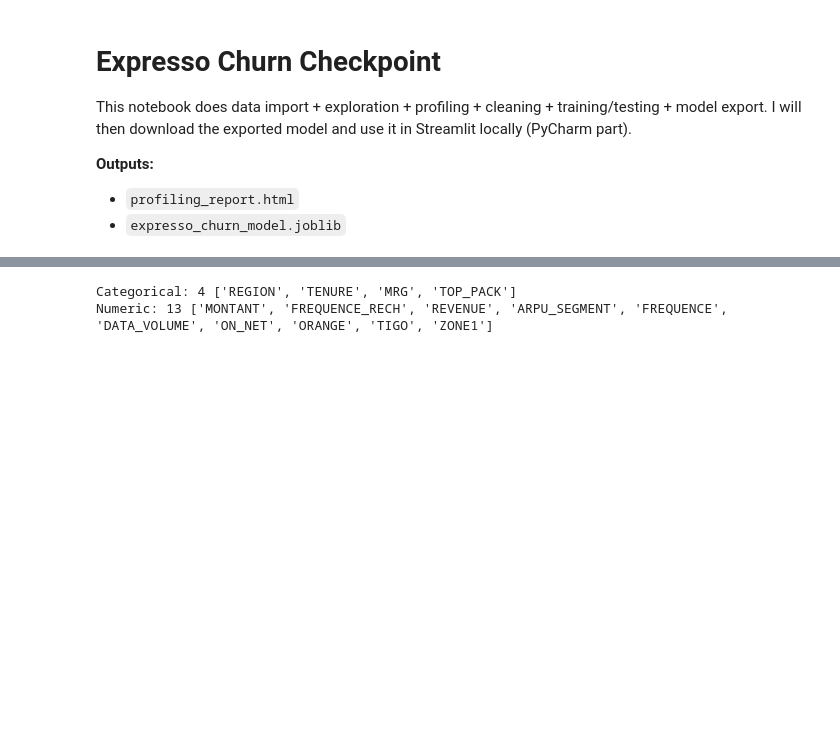
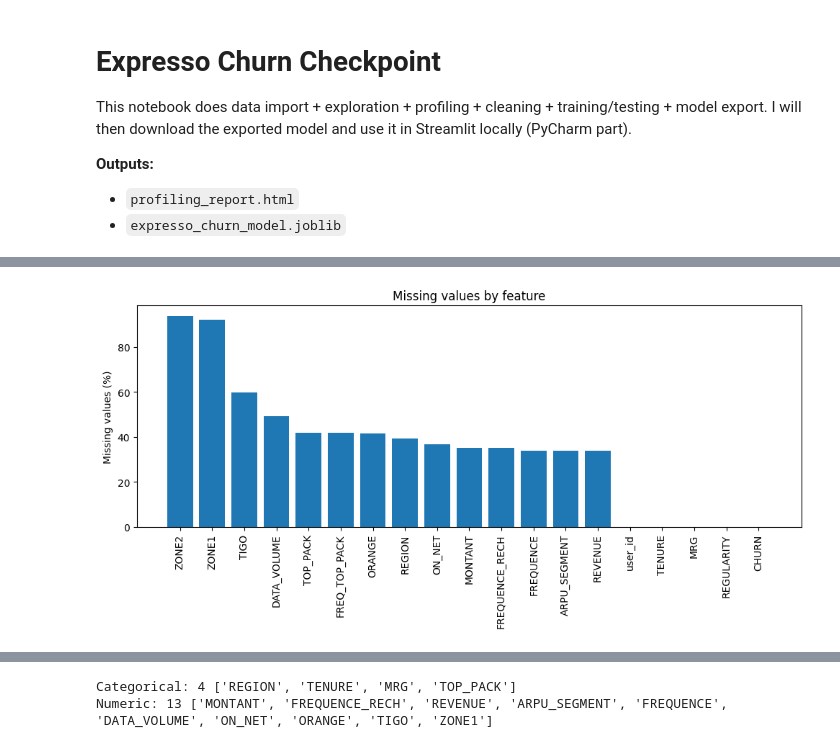
Before and after one commit to imenebna/expresso_streamlit_checkpoint, a Jupyter notebook: Expresso_Colab_Training.ipynb, the cells around one changed output, grey strips where cells are left out. Saved outputs shown, nothing was run; the diff lists cells and outputs as text; code cells hidden in the pictures; blank space fills up the shorter version.

```diff
--- a/Expresso_Colab_Training.ipynb
+++ b/Expresso_Colab_Training.ipynb
@@ -82,0 +95,16 @@ memory usage: 152.0+ MB
+# %%
+# Visual 1: Missing values by feature
+import matplotlib.pyplot as plt
+
+# % missing per column
+missing_pct = df.isna().mean().sort_values(ascending=False) * 100
+
+plt.figure(figsize=(10, 5))
+plt.bar(missing_pct.index, missing_pct.values)
+plt.xticks(rotation=90)
+plt.ylabel("Missing values (%)")
+plt.title("Missing values by feature")
+plt.tight_layout()
+plt.show()
+# %% [output]
+[figure, added]
```
Also changed, not shown: parts of 15 cells of this notebook, 3 other files.
